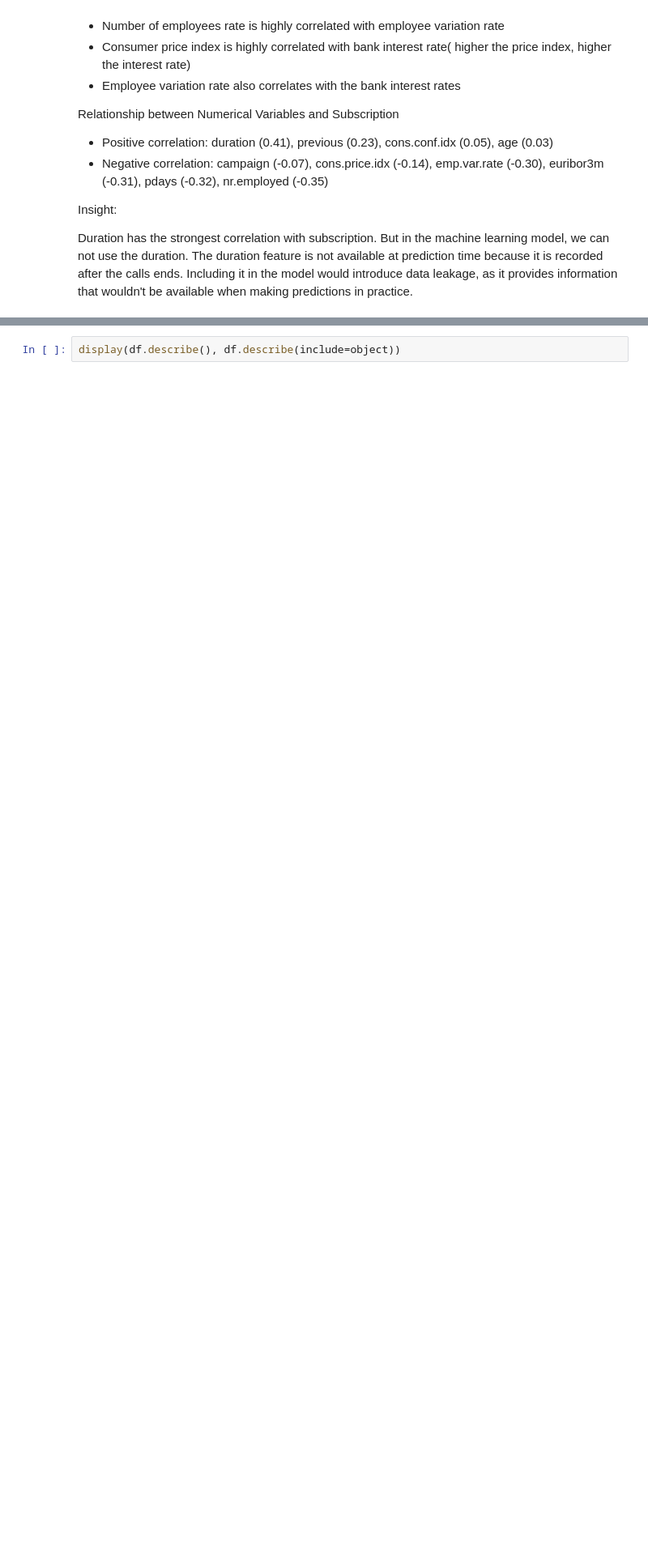
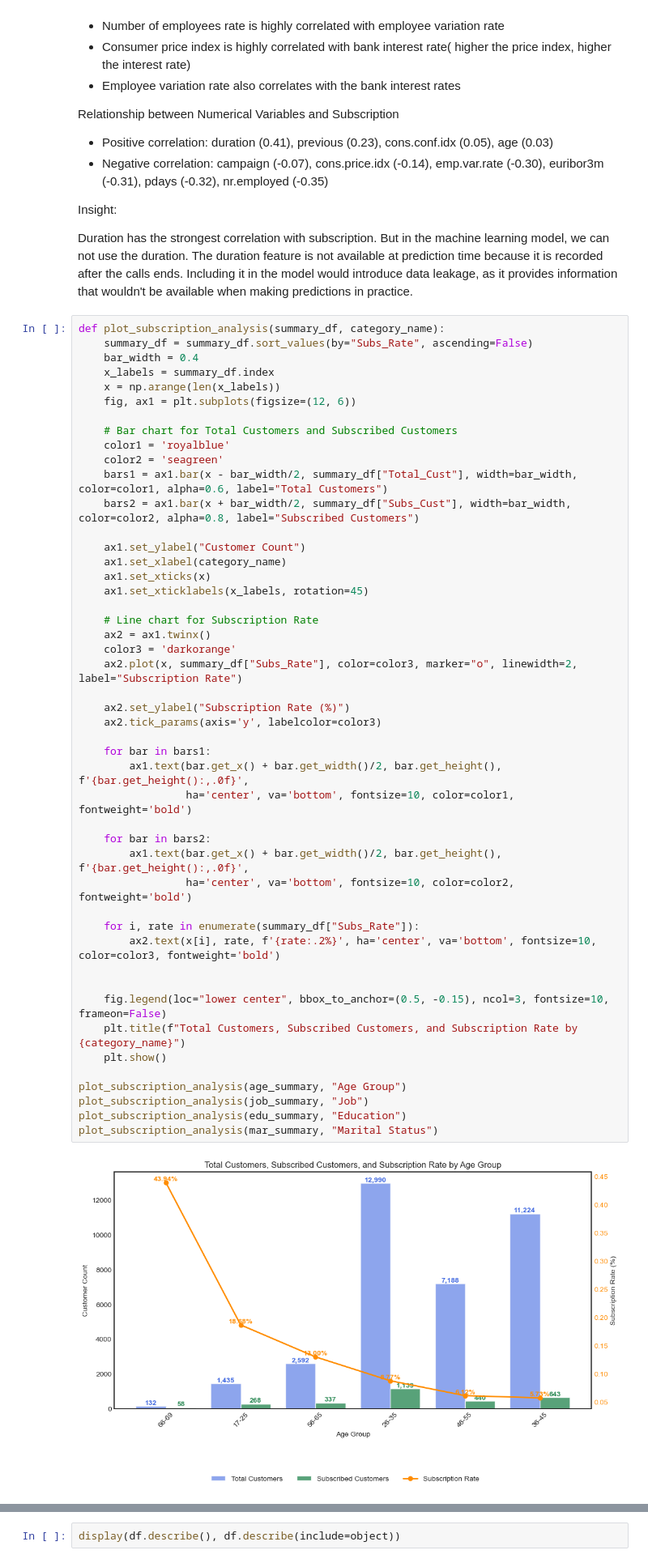
Before and after one commit to team-theta-dtids/final-project, a Jupyter notebook: main_new.ipynb, the cells around one changed output, grey strips where cells are left out. Shown at 81% size. Cells and saved outputs as stored; diff of their text form; blank space fills up the shorter version.

```diff
--- a/main_new.ipynb
+++ b/main_new.ipynb
@@ -390,3 +462,52 @@ Relationship between Numerical Variables and Subscription
 Insight:
 
 Duration has the strongest correlation with subscription. But in the machine learning model, we can not use the duration. The duration feature is not available at prediction time because it is recorded after the calls ends. Including it in the model would introduce data leakage, as it provides information that wouldn't be available when making predictions in practice.
+# %%
+def plot_subscription_analysis(summary_df, category_name):
+    summary_df = summary_df.sort_values(by="Subs_Rate", ascending=False)
+    bar_width = 0.4
+    x_labels = summary_df.index
+    x = np.arange(len(x_labels))
+    fig, ax1 = plt.subplots(figsize=(12, 6))
+
+    # Bar chart for Total Customers and Subscribed Customers
+    color1 = 'royalblue'
+    color2 = 'seagreen'
+    bars1 = ax1.bar(x - bar_width/2, summary_df["Total_Cust"], width=bar_width, color=color1, alpha=0.6, label="Total Customers")
+    bars2 = ax1.bar(x + bar_width/2, summary_df["Subs_Cust"], width=bar_width, color=color2, alpha=0.8, label="Subscribed Customers")
+
+    ax1.set_ylabel("Customer Count")
+    ax1.set_xlabel(category_name)
+    ax1.set_xticks(x)
+    ax1.set_xticklabels(x_labels, rotation=45)
+
+    # Line chart for Subscription Rate
+    ax2 = ax1.twinx()
+    color3 = 'darkorange'
+    ax2.plot(x, summary_df["Subs_Rate"], color=color3, marker="o", linewidth=2, label="Subscription Rate")
+
+    ax2.set_ylabel("Subscription Rate (%)")
+    ax2.tick_params(axis='y', labelcolor=color3)
+
+    for bar in bars1:
+        ax1.text(bar.get_x() + bar.get_width()/2, bar.get_height(), f'{bar.get_height():,.0f}',
+                 ha='center', va='bottom', fontsize=10, color=color1, fontweight='bold')
+
+    for bar in bars2:
+        ax1.text(bar.get_x() + bar.get_width()/2, bar.get_height(), f'{bar.get_height():,.0f}',
+                 ha='center', va='bottom', fontsize=10, color=color2, fontweight='bold')
+
+    for i, rate in enumerate(summary_df["Subs_Rate"]):
+        ax2.text(x[i], rate, f'{rate:.2%}', ha='center', va='bottom', fontsize=10, color=color3, fontweight='bold')
+
+
+    fig.legend(loc="lower center", bbox_to_anchor=(0.5, -0.15), ncol=3, fontsize=10, frameon=False)
+    plt.title(f"Total Customers, Subscribed Customers, and Subscription Rate by {category_name}")
+    plt.show()
+
+plot_subscription_analysis(age_summary, "Age Group")
+plot_subscription_analysis(job_summary, "Job")
+plot_subscription_analysis(edu_summary, "Education")
+plot_subscription_analysis(mar_summary, "Marital Status")
+# %% [output]
+[figure, added]
```
Also changed, not shown: parts of 18 cells of this notebook.
